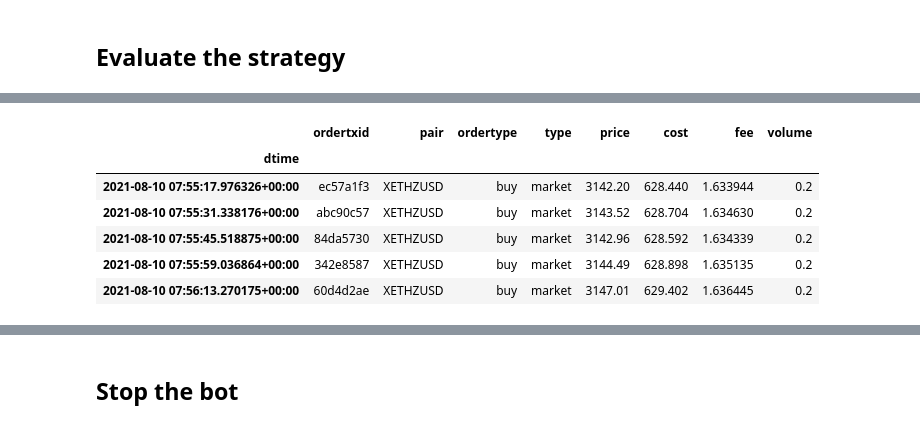
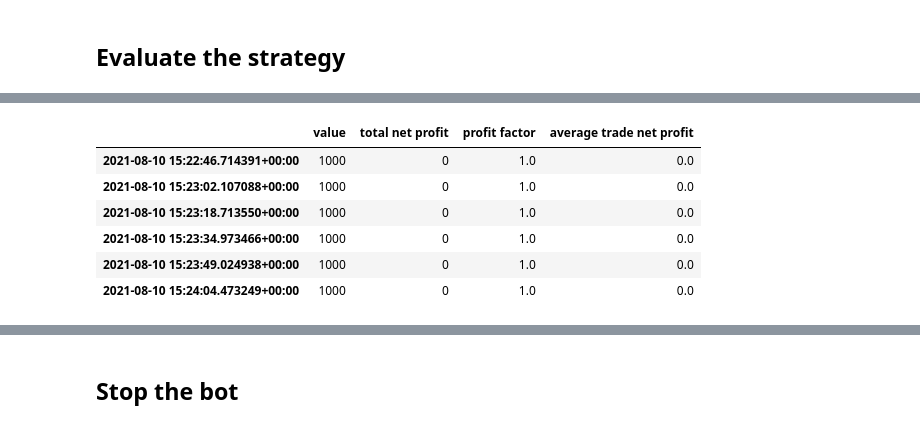
Before and after one commit to fredmontet/tars, a Jupyter notebook: notebooks/offline-testing.ipynb, the cells around one changed output, grey strips where cells are left out. Cells and saved outputs as stored; diff of their text form; code cells hidden in the pictures.

```diff
--- a/notebooks/offline-testing.ipynb
+++ b/notebooks/offline-testing.ipynb
@@ -62,13 +66,13 @@ strategy_1.trader.get_trades_history()[0]
-# %%
-strategy_2.trader.get_trades_history()[0].tail()
-# %% [output]
-|  | ordertxid | pair | ordertype | type | price | cost | fee | volume |
-| dtime |  |  |  |  |  |  |  |  |
-| 2021-08-10 07:55:17.976326+00:00 | ec57a1f3 | XETHZUSD | buy | market | 3142.20 | 628.440 | 1.633944 | 0.2 |
-| 2021-08-10 07:55:31.338176+00:00 | abc90c57 | XETHZUSD | buy | market | 3143.52 | 628.704 | 1.634630 | 0.2 |
-| 2021-08-10 07:55:45.518875+00:00 | 84da5730 | XETHZUSD | buy | market | 3142.96 | 628.592 | 1.634339 | 0.2 |
-| 2021-08-10 07:55:59.036864+00:00 | 342e8587 | XETHZUSD | buy | market | 3144.49 | 628.898 | 1.635135 | 0.2 |
-| 2021-08-10 07:56:13.270175+00:00 | 60d4d2ae | XETHZUSD | buy | market | 3147.01 | 629.402 | 1.636445 | 0.2 |
+# %%
+strategy_2.evaluator.evaluate()
+# %% [output]
+|  | value | total net profit | profit factor | average trade net profit |
+| 2021-08-10 15:22:46.714391+00:00 | 1000 | 0 | 1.0 | 0.0 |
+| 2021-08-10 15:23:02.107088+00:00 | 1000 | 0 | 1.0 | 0.0 |
+| 2021-08-10 15:23:18.713550+00:00 | 1000 | 0 | 1.0 | 0.0 |
+| 2021-08-10 15:23:34.973466+00:00 | 1000 | 0 | 1.0 | 0.0 |
+| 2021-08-10 15:23:49.024938+00:00 | 1000 | 0 | 1.0 | 0.0 |
+| 2021-08-10 15:24:04.473249+00:00 | 1000 | 0 | 1.0 | 0.0 |
 # %%
 markets.CryptoMarket().get_ohlc_data(pair='XETHZUSD')[0]['close'].plot();
 # %% [output]
```
Also changed, not shown: parts of 5 cells of this notebook, 4 other files.
